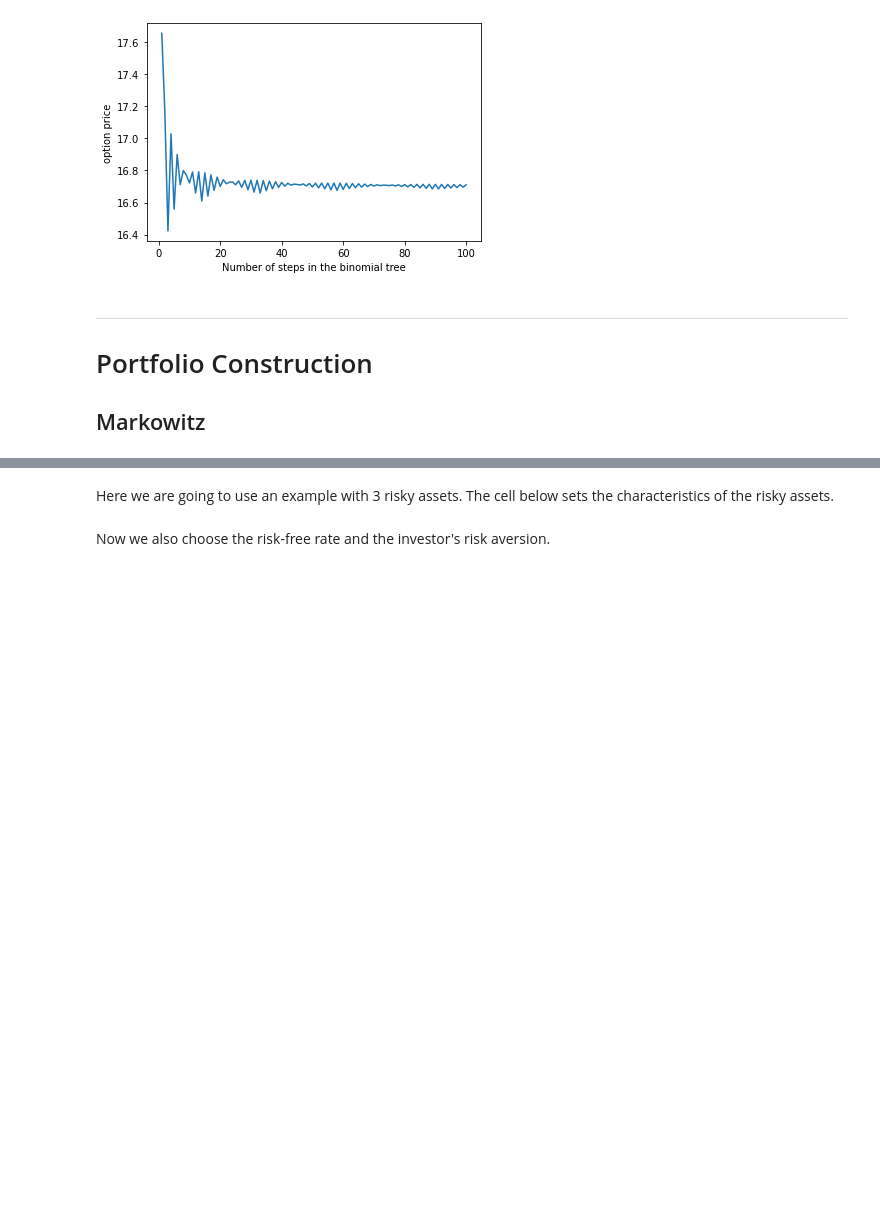
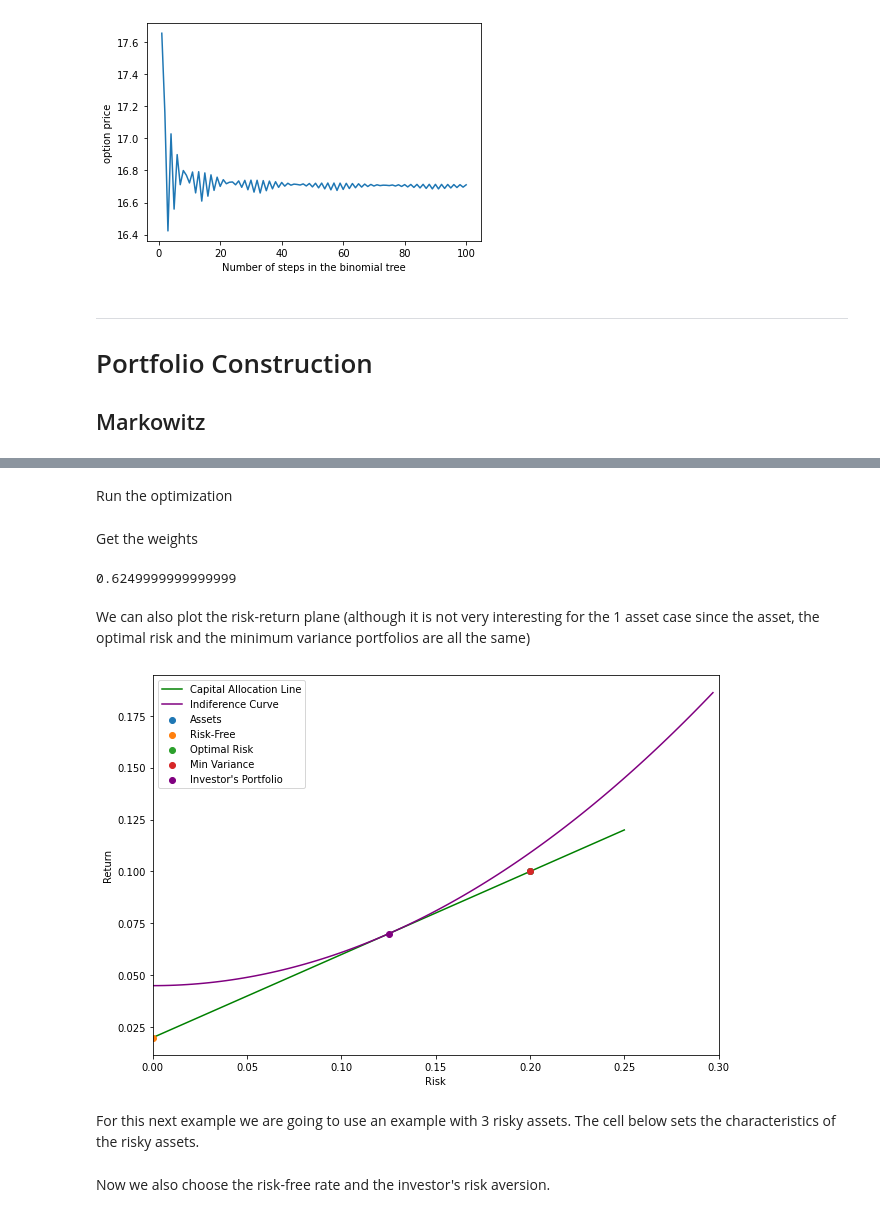
Before and after one commit to gusamarante/QuantFin, a Jupyter notebook: quantfin_examples.ipynb, the cells around one changed output, grey strips where cells are left out. Saved outputs shown, nothing was run; the diff lists cells and outputs as text; code cells hidden in the pictures; blank space fills up the shorter version.

```diff
--- a/quantfin_examples.ipynb
+++ b/quantfin_examples.ipynb
@@ -110,5 +112,37 @@ from quantfin.portfolio import Markowitz
+# %%
+# pandas series of expected returns
+mu = pd.Series(data={'A': 0.1},
+               name='mu')
+
+# pandas series of risk
+sigma = pd.Series(data={'A': 0.2},
+                  name='sigma')
+
+# pandas dataframe of correlations
+corr = [[1]]
+corr = pd.DataFrame(columns=['A'],
+                    index=['A'],
+                    data=corr)
+# %% [markdown]
+Run the optimization
+# %%
+mkw = Markowitz(mu, sigma, corr,
+                rf=0.02,
+                risk_aversion=3.2)
+# %% [markdown]
+Get the weights
+# %%
+mkw.weight_p
+# %% [output]
+0.6249999999999999
+# %% [markdown]
+We can also plot the risk-return plane (although it is not very interesting for the 1 asset case since the asset, the optimal risk and the minimum variance portfolios are all the same)
+# %%
+mkw.plot(figsize=(9, 6))
+# %% [output]
+[figure, added]
 # %% [markdown]
-Here we are going to use an example with 3 risky assets. The cell below sets the characteristics of the risky assets.
+For this next example we are going to use an example with 3 risky assets. The cell below sets the characteristics of the risky assets.
 # %%
 # pandas series of expected returns
 mu = pd.Series(data={'A': 0.10,
```
Also changed, not shown: parts of 12 cells of this notebook, 2 other files.
